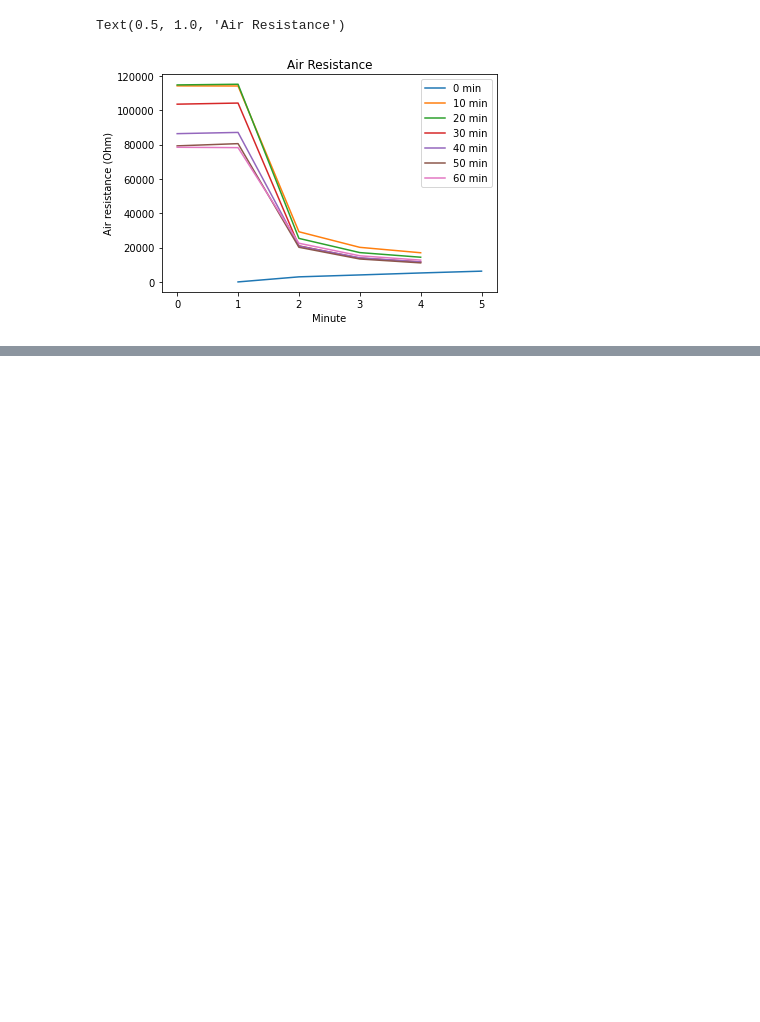
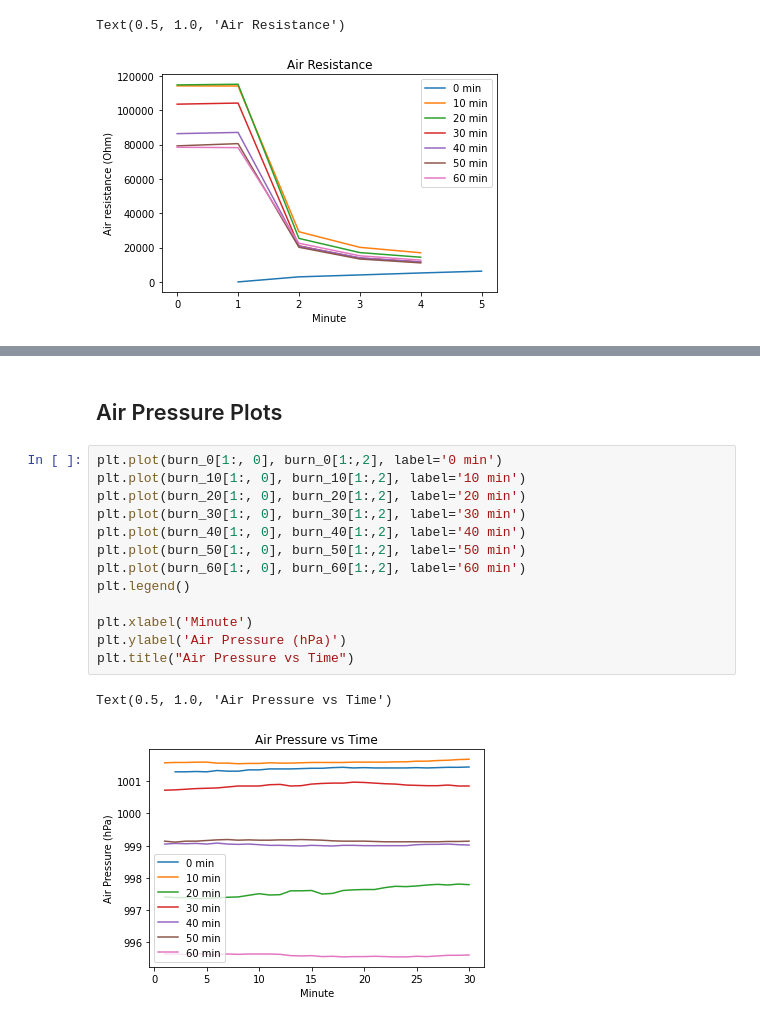
Before and after one commit to ddiLab/SageEdu, a Jupyter notebook: enviSensor/burnInPlots.ipynb, the cells around one changed output, grey strips where cells are left out. Cells and saved outputs as stored; diff of their text form; blank space fills up the shorter version.

```diff
--- a/enviSensor/burnInPlots.ipynb
+++ b/enviSensor/burnInPlots.ipynb
@@ -59,0 +80,18 @@ Text(0.5, 1.0, 'Air Resistance')
+# %% [markdown]
+## Air Pressure Plots
+# %%
+plt.plot(burn_0[1:, 0], burn_0[1:,2], label='0 min')
+plt.plot(burn_10[1:, 0], burn_10[1:,2], label='10 min')
+plt.plot(burn_20[1:, 0], burn_20[1:,2], label='20 min')
+plt.plot(burn_30[1:, 0], burn_30[1:,2], label='30 min')
+plt.plot(burn_40[1:, 0], burn_40[1:,2], label='40 min')
+plt.plot(burn_50[1:, 0], burn_50[1:,2], label='50 min')
+plt.plot(burn_60[1:, 0], burn_60[1:,2], label='60 min')
+plt.legend()
+
+plt.xlabel('Minute')
+plt.ylabel('Air Pressure (hPa)')
+plt.title("Air Pressure vs Time")
+# %% [output]
+Text(0.5, 1.0, 'Air Pressure vs Time')
+[figure, added]
```
Also changed, not shown: parts of 5 cells of this notebook.
